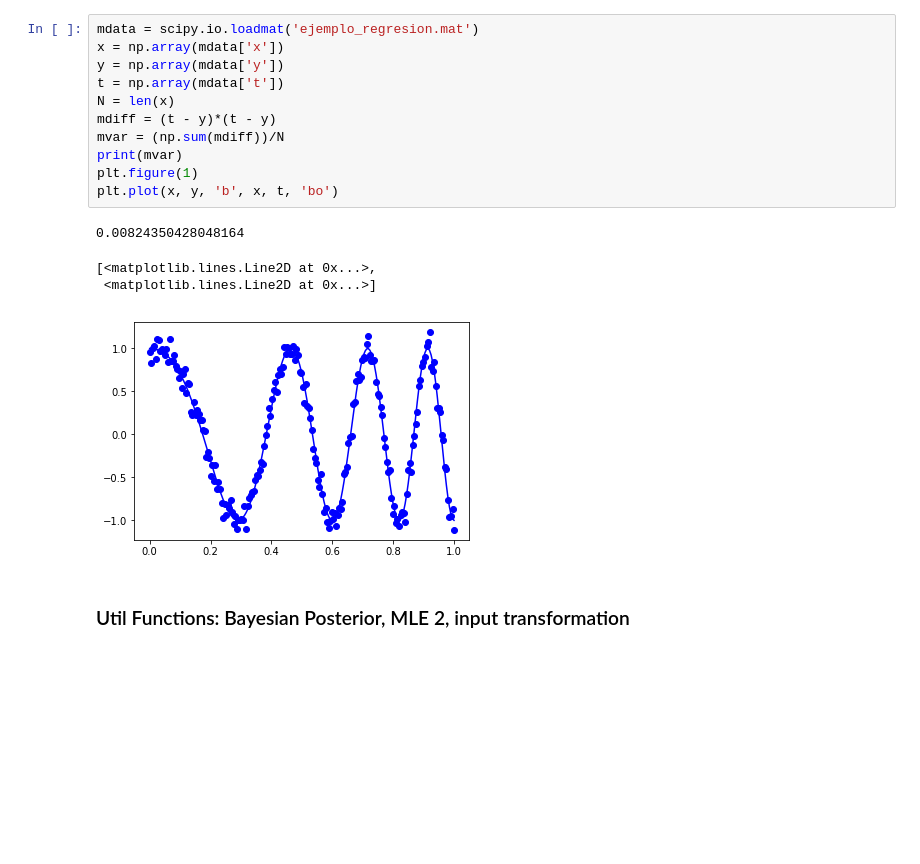
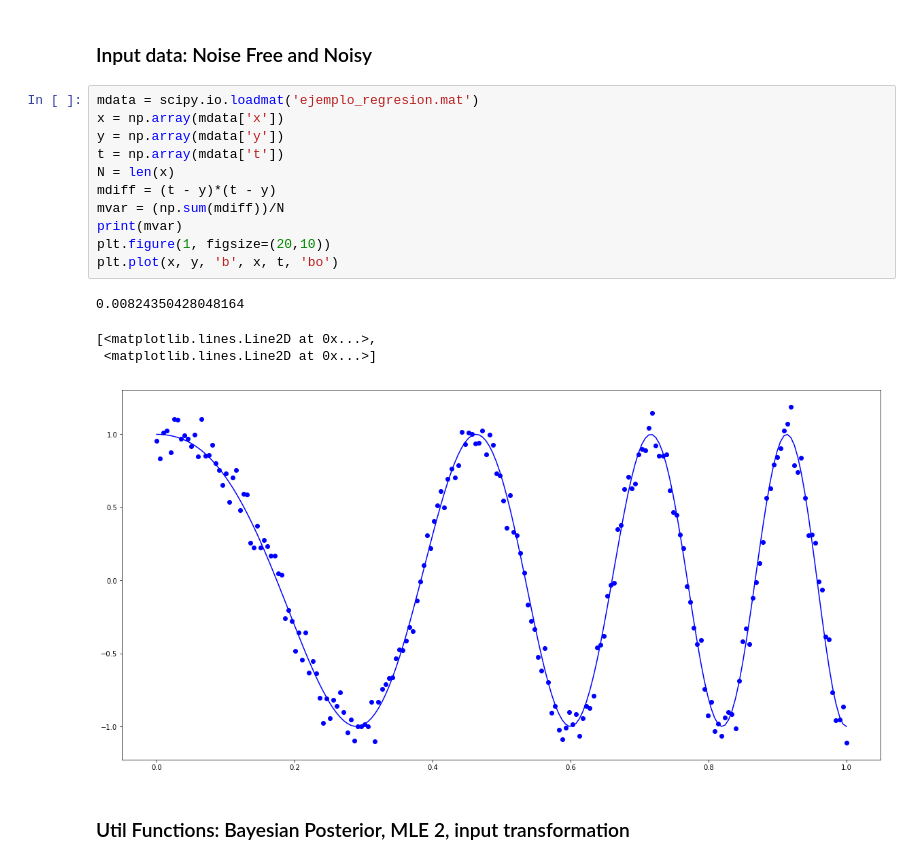
Before and after one commit to juangil/bayesian_methods, a Jupyter notebook: bayesian_linear_regression/BayesianLinearRegression.ipynb, the cells around one changed output. Saved outputs shown, nothing was run; the diff lists cells and outputs as text; blank space fills up the shorter version.

```diff
--- a/bayesian_linear_regression/BayesianLinearRegression.ipynb
+++ b/bayesian_linear_regression/BayesianLinearRegression.ipynb
@@ -10,18 +33,20 @@ import utils
+# %% [markdown]
+### Input data: Noise Free and Noisy
 # %%
 mdata = scipy.io.loadmat('ejemplo_regresion.mat')
 x = np.array(mdata['x'])
 y = np.array(mdata['y'])
 t = np.array(mdata['t'])
 N = len(x)
 mdiff = (t - y)*(t - y)
 mvar = (np.sum(mdiff))/N
 print(mvar)
-plt.figure(1)
+plt.figure(1, figsize=(20,10))
 plt.plot(x, y, 'b', x, t, 'bo')
 # %% [output]
 0.00824350428048164
 [<matplotlib.lines.Line2D at 0x...>,
  <matplotlib.lines.Line2D at 0x...>]
-[figure, old version]
+[figure, new version]
 # %% [markdown]
 ### Util Functions: Bayesian Posterior, MLE 2, input transformation
```
Also changed, not shown: parts of 17 cells of this notebook.
